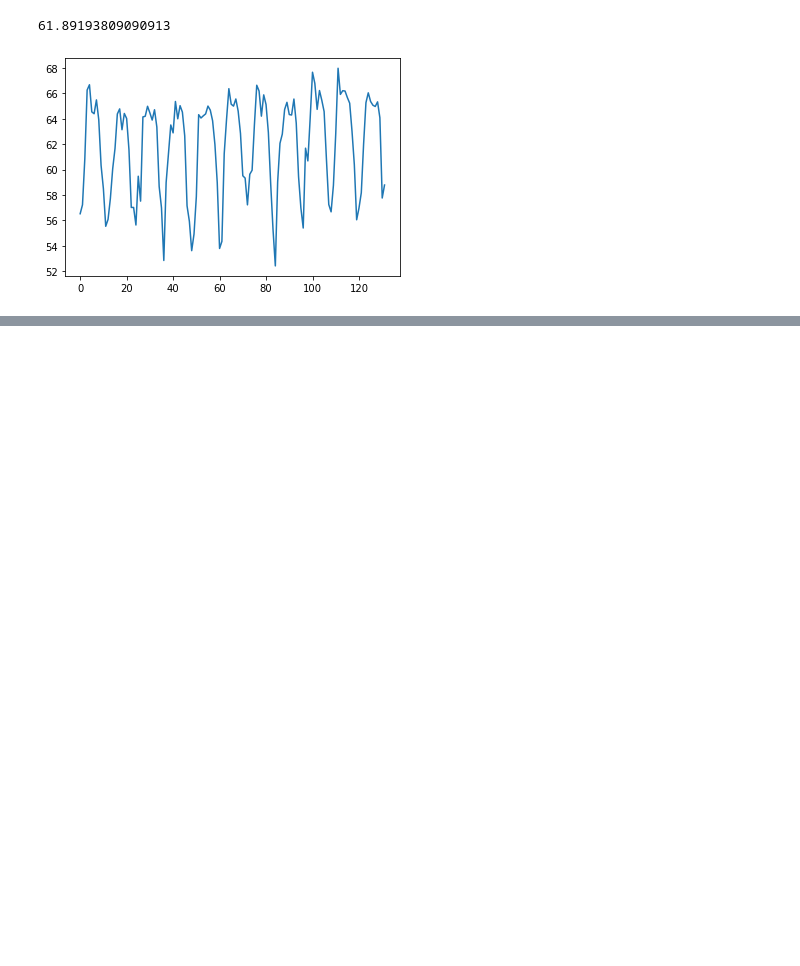
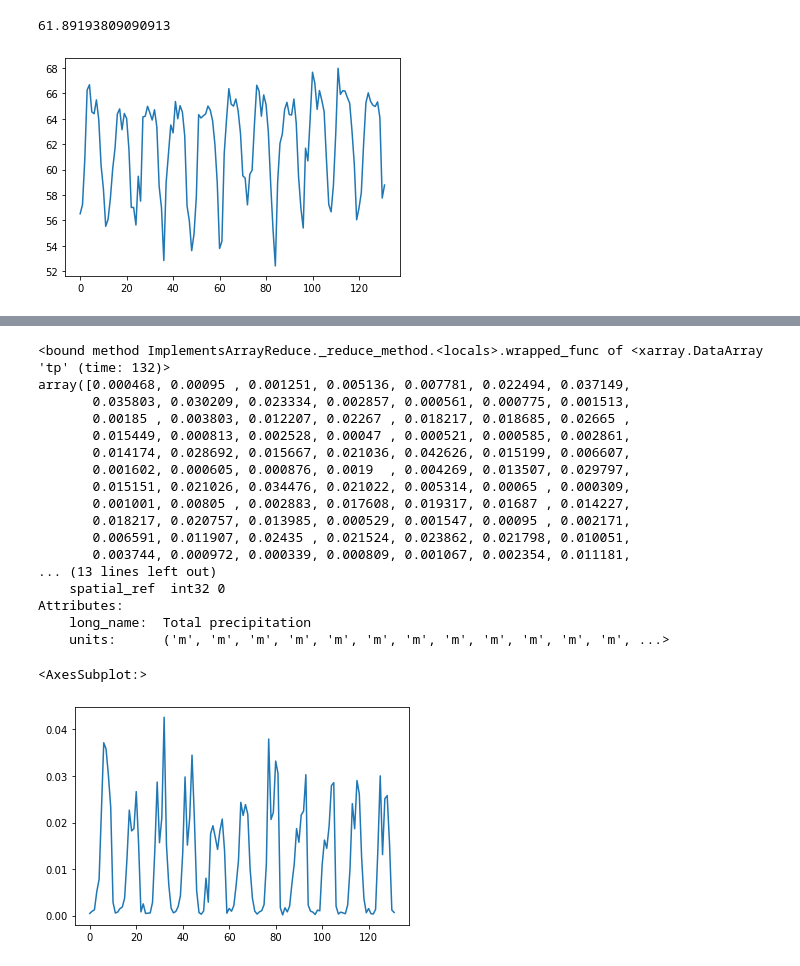
Before and after one commit to jwynneuo/FutureOfCoffee, a Jupyter notebook: Coffeeproj.ipynb, the cells around one changed output, grey strips where cells are left out. Cells and saved outputs as stored; diff of their text form; code cells hidden in the pictures; blank space fills up the shorter version.

```diff
--- a/Coffeeproj.ipynb
+++ b/Coffeeproj.ipynb
@@ -540,0 +515,43 @@ Attributes:
+# %%
+print(oax_rain)
+oax_10yr_mean_r = np.array([0.000468, 0.00095 , 0.001251, 0.005136, 0.007781, 0.022494, 0.037149,
+       0.035803, 0.030209, 0.023334, 0.002857, 0.000561, 0.000775, 0.001513,
+       0.00185 , 0.003803, 0.012207, 0.02267 , 0.018217, 0.018685, 0.02665 ,
+       0.015449, 0.000813, 0.002528, 0.00047 , 0.000521, 0.000585, 0.002861,
+       0.014174, 0.028692, 0.015667, 0.021036, 0.042626, 0.015199, 0.006607,
+       0.001602, 0.000605, 0.000876, 0.0019  , 0.004269, 0.013507, 0.029797,
+       0.015151, 0.021026, 0.034476, 0.021022, 0.005314, 0.00065 , 0.000309,
+       0.001001, 0.00805 , 0.002883, 0.017608, 0.019317, 0.01687 , 0.014227,
+       0.018217, 0.020757, 0.013985, 0.000529, 0.001547, 0.00095 , 0.002171,
+       0.006591, 0.011907, 0.02435 , 0.021524, 0.023862, 0.021798, 0.010051,
+       0.003744, 0.000972, 0.000339, 0.000809, 0.001067, 0.002354, 0.011181,
+       0.037952, 0.020666, 0.022169, 0.033211, 0.03057 , 0.001701, 0.000157,
+       0.001689, 0.000811, 0.002017, 0.006894, 0.011118, 0.018702, 0.015758,
+       0.021645, 0.022426, 0.030281, 0.002278, 0.000958, 0.000763, 0.00024 ,
+       0.001188, 0.001039, 0.010852, 0.01624 , 0.014467, 0.019212, 0.027937,
+       0.028571, 0.002007, 0.000351, 0.000757, 0.000589, 0.000416, 0.002308,
+       0.010077, 0.024074, 0.018677, 0.029021, 0.026132, 0.012486, 0.003605,
+       0.000627, 0.001521, 0.000438, 0.000347, 0.001334, 0.014297, 0.030035,
+       0.013125, 0.025151, 0.025787, 0.015532, 0.001198, 0.000684])
+oax_df_r = pd.DataFrame({"a": oax_10yr_mean_r, "b": range(0, len(oax_10yr_mean_r))})
+oax_df_r.iloc[:,0].plot()
+# %% [output]
+<bound method ImplementsArrayReduce._reduce_method.<locals>.wrapped_func of <xarray.DataArray 'tp' (time: 132)>
+array([0.000468, 0.00095 , 0.001251, 0.005136, 0.007781, 0.022494, 0.037149,
+       0.035803, 0.030209, 0.023334, 0.002857, 0.000561, 0.000775, 0.001513,
+       0.00185 , 0.003803, 0.012207, 0.02267 , 0.018217, 0.018685, 0.02665 ,
+       0.015449, 0.000813, 0.002528, 0.00047 , 0.000521, 0.000585, 0.002861,
+       0.014174, 0.028692, 0.015667, 0.021036, 0.042626, 0.015199, 0.006607,
+       0.001602, 0.000605, 0.000876, 0.0019  , 0.004269, 0.013507, 0.029797,
+       0.015151, 0.021026, 0.034476, 0.021022, 0.005314, 0.00065 , 0.000309,
+       0.001001, 0.00805 , 0.002883, 0.017608, 0.019317, 0.01687 , 0.014227,
+       0.018217, 0.020757, 0.013985, 0.000529, 0.001547, 0.00095 , 0.002171,
+       0.006591, 0.011907, 0.02435 , 0.021524, 0.023862, 0.021798, 0.010051,
+       0.003744, 0.000972, 0.000339, 0.000809, 0.001067, 0.002354, 0.011181,
+... (13 lines left out)
+    spatial_ref  int32 0
+Attributes:
+    long_name:  Total precipitation
+    units:      ('m', 'm', 'm', 'm', 'm', 'm', 'm', 'm', 'm', 'm', 'm', 'm', ...>
+<AxesSubplot:>
+[figure, added]
```
Also changed, not shown: parts of 24 cells of this notebook.
